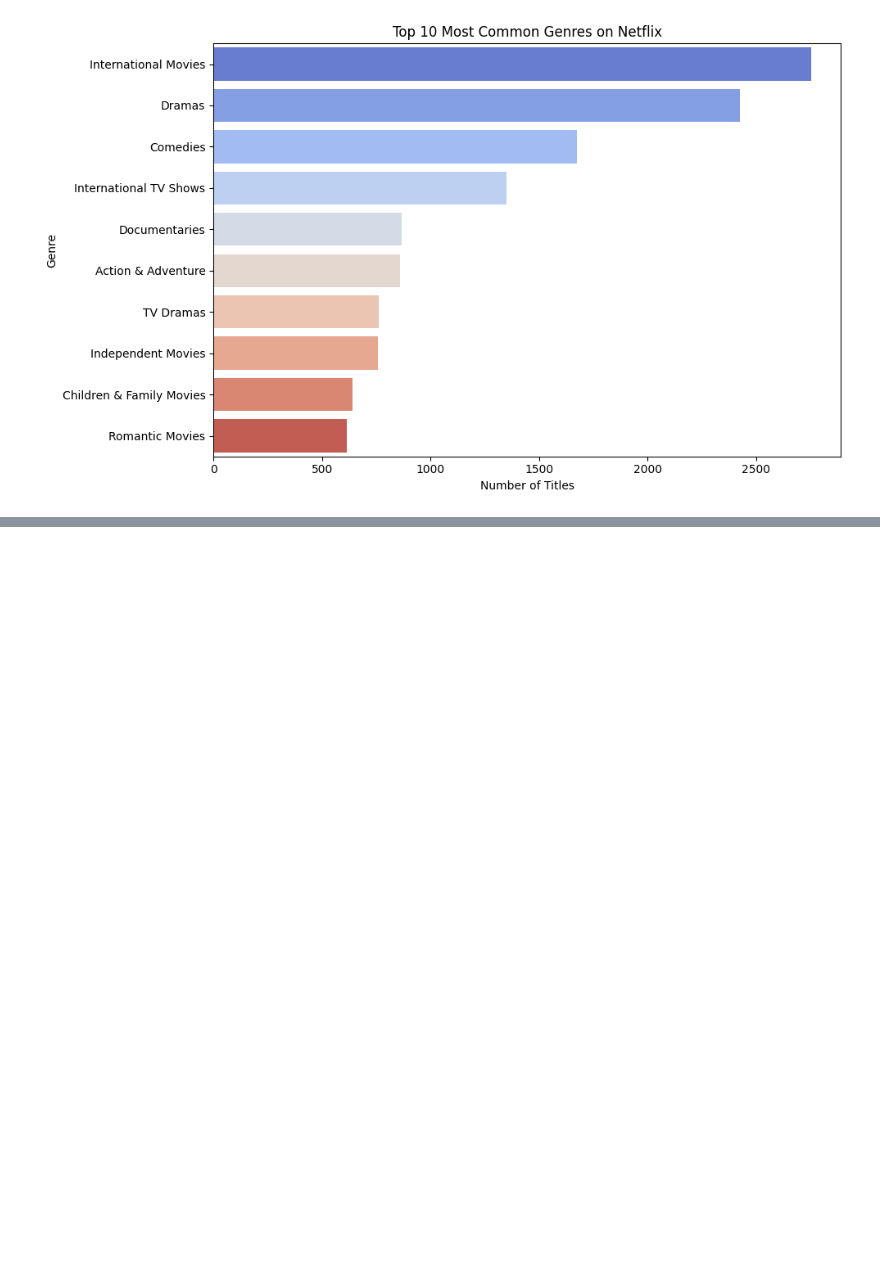
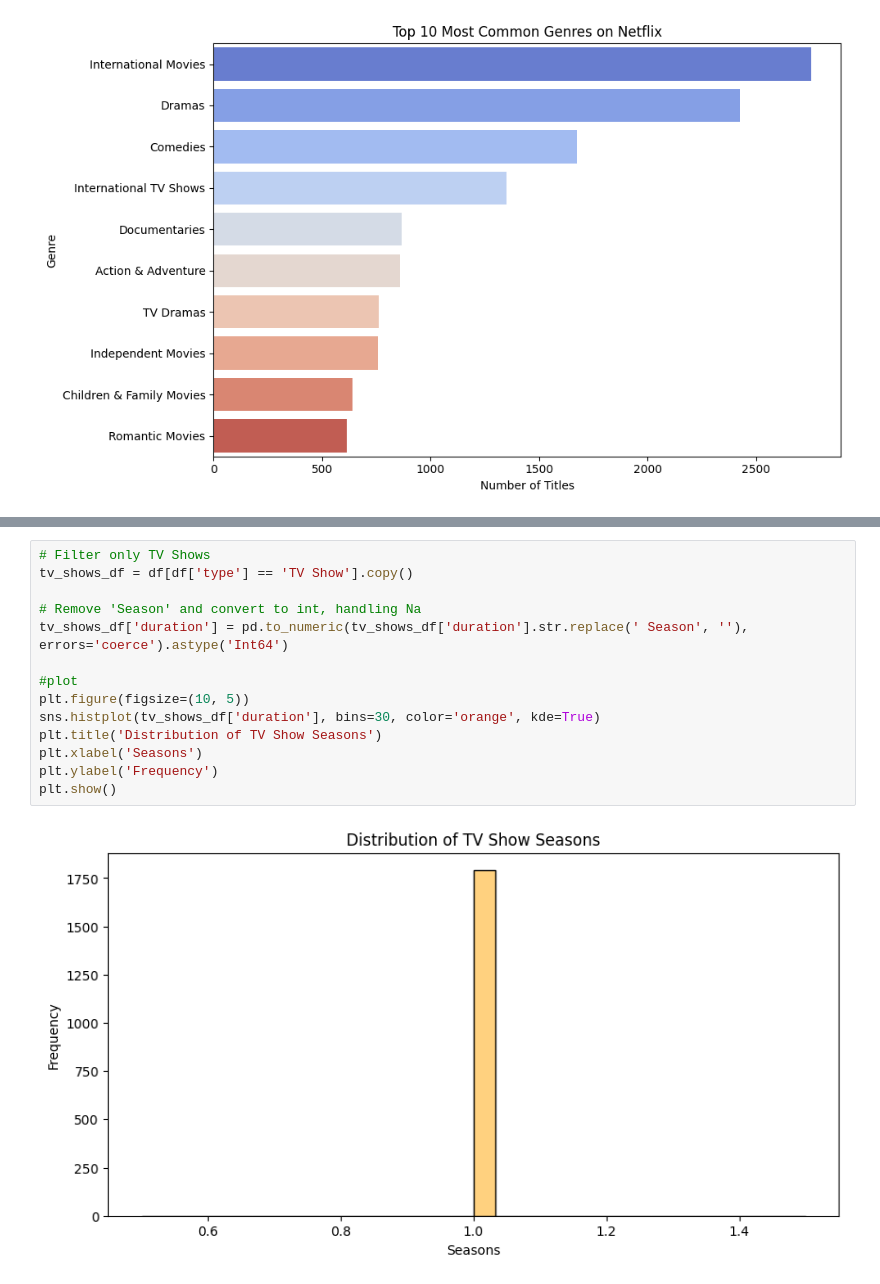
Before and after one commit to lalit1511/EDA_Projects, a Jupyter notebook: Netflix_Movies_and_TV_Shows.ipynb, the cells around one changed output, grey strips where cells are left out. Drawn from its saved outputs; the diff is of its cells as text; blank space fills up the shorter version.

```diff
--- a/Netflix_Movies_and_TV_Shows.ipynb
+++ b/Netflix_Movies_and_TV_Shows.ipynb
@@ -166,0 +308,16 @@ Passing `palette` without assigning `hue` is deprecated and will be removed in v
+# %%
+# Filter only TV Shows
+tv_shows_df = df[df['type'] == 'TV Show'].copy()
+
+# Remove 'Season' and convert to int, handling Na
+tv_shows_df['duration'] = pd.to_numeric(tv_shows_df['duration'].str.replace(' Season', ''), errors='coerce').astype('Int64')
+
+#plot
+plt.figure(figsize=(10, 5))
+sns.histplot(tv_shows_df['duration'], bins=30, color='orange', kde=True)
+plt.title('Distribution of TV Show Seasons')
+plt.xlabel('Seasons')
+plt.ylabel('Frequency')
+plt.show()
+# %% [output]
+[figure, added]
```
Also changed, not shown: parts of 8 cells of this notebook.
